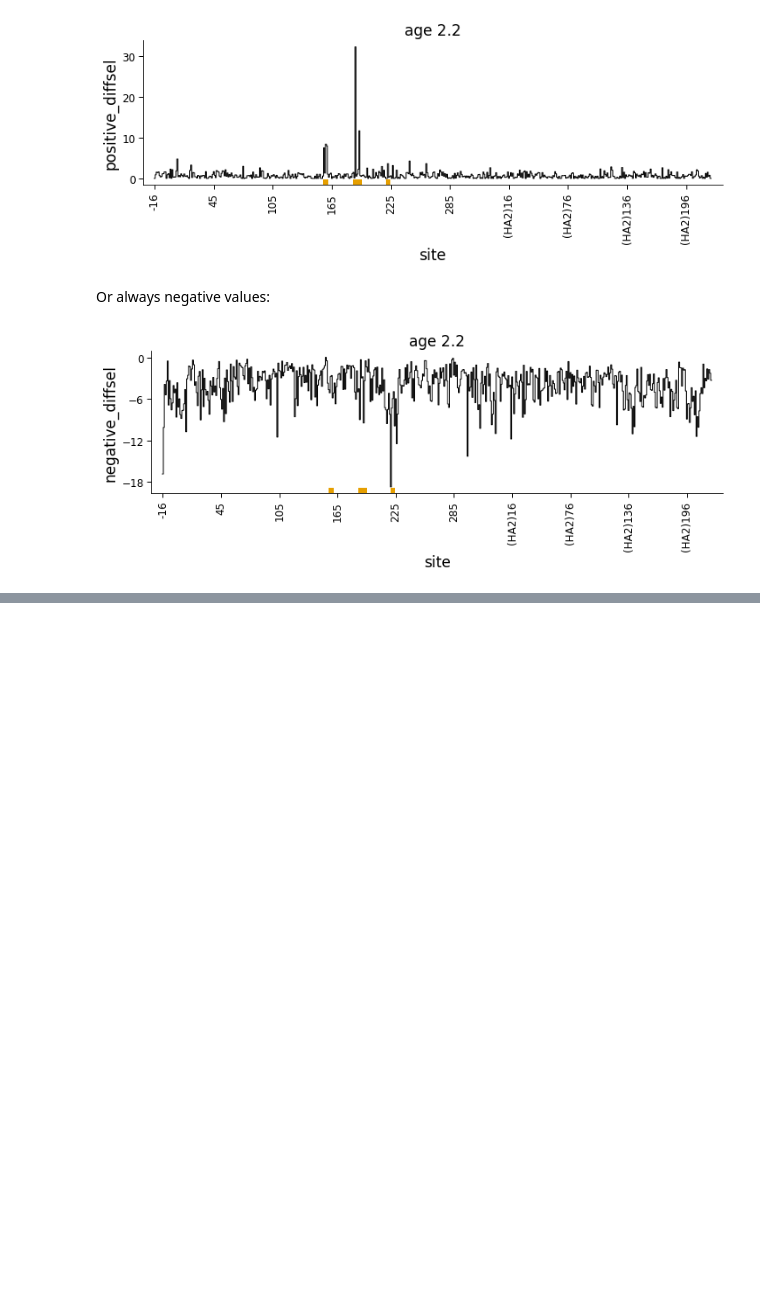
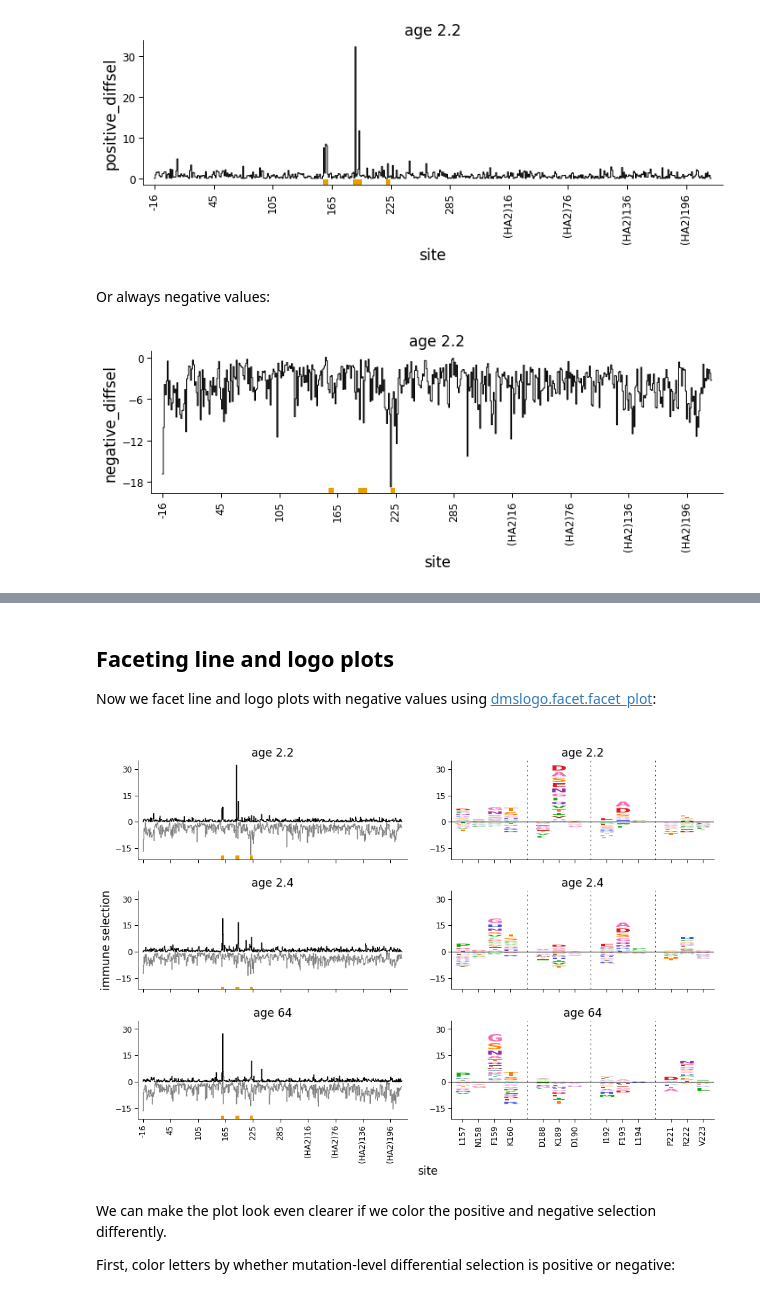
Before and after one commit to jbloomlab/dmslogo, a Jupyter notebook: notebooks/negative_values.ipynb, the cells around one changed output, grey strips where cells are left out. Saved outputs shown, nothing was run; the diff lists cells and outputs as text; code cells hidden in the pictures; blank space fills up the shorter version.

```diff
--- a/notebooks/negative_values.ipynb
+++ b/notebooks/negative_values.ipynb
@@ -191,0 +206,27 @@ But what if we want to show **both** positive and negative values?
+# %% [markdown]
+## Faceting line and logo plots
+Now we facet line and logo plots with negative values using [dmslogo.facet.facet_plot](https://jbloomlab.github.io/dmslogo/dmslogo.facet.html#dmslogo.facet.facet_plot):
+# %%
+fig, axes = dmslogo.facet_plot(
+                ha_df,
+                gridrow_col='sample',
+                x_col='isite',
+                show_col='to_show',
+                draw_line_kwargs={'height_col': 'positive_diffsel',
+                                  'xtick_col': 'site',
+                                  'height_col2': 'negative_diffsel',
+                                  'ylabel': 'immune selection'},
+                draw_logo_kwargs={'letter_col': 'mutation',
+                                  'letter_height_col': 'mutdiffsel',
+                                  'xtick_col': 'site_label',
+                                  'xlabel': 'site',
+                                  'ylabel': 'immune selection'},
+                share_ylabel=True,
+                share_xlabel=True,
+                )
+# %% [output]
+[figure, added]
+# %% [markdown]
+We can make the plot look even clearer if we color the positive and negative selection differently.
+
+First, color letters by whether mutation-level differential selection is positive or negative:
```
Also changed, not shown: parts of 7 cells of this notebook, 3 other files.
